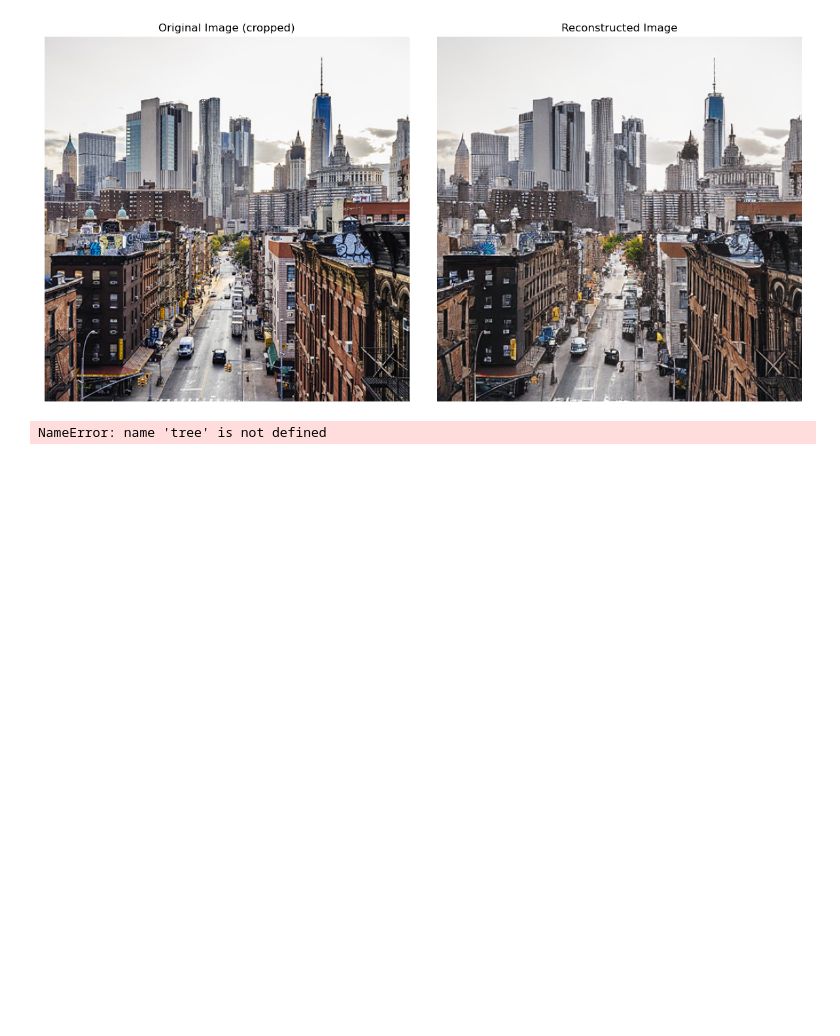
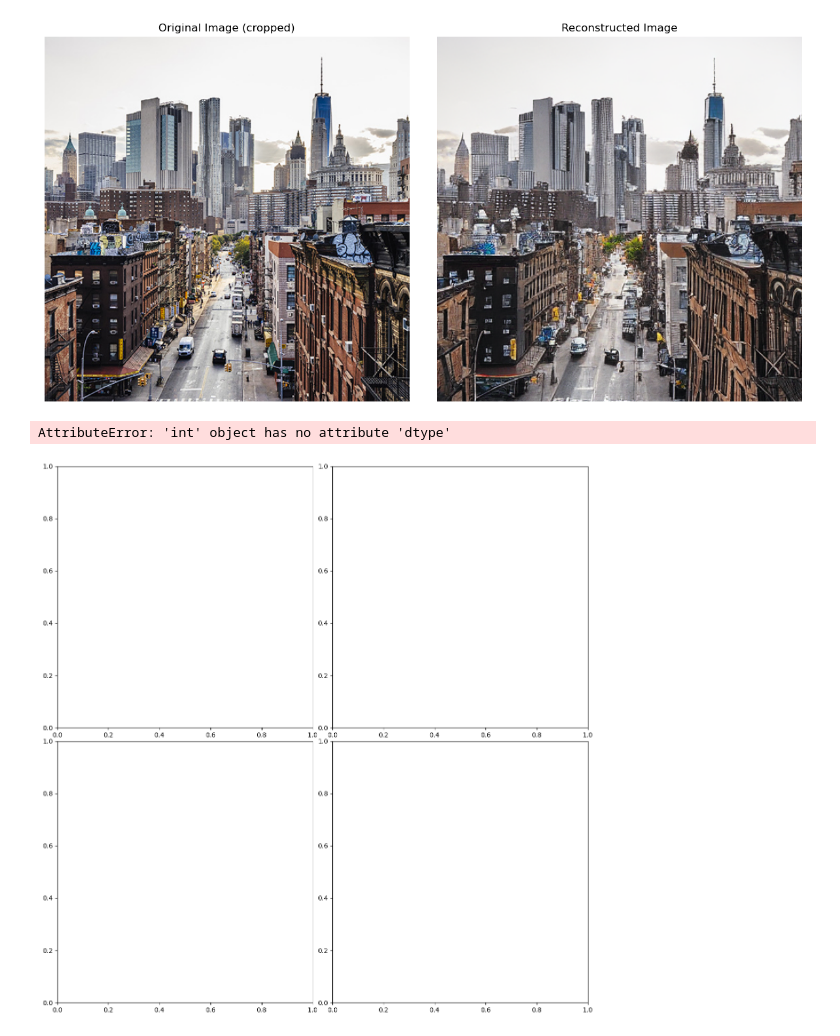
Before and after one commit to Ryankwon03/LlamaGen, a Jupyter notebook: visualization.ipynb, the cells around one changed output. Drawn from its saved outputs; the diff is of its cells as text; code cells hidden in the pictures; blank space fills up the shorter version.

```diff
--- a/visualization.ipynb
+++ b/visualization.ipynb
@@ -115,33 +109,34 @@ plt.show()
 # %%
 #For Future purposes
 import matplotlib.pyplot as plt
 from invops.aug.mix import OperationTree
 
 img = Image.open(image_path)
 
 out = {"a" : 1, "b" : 2} #dictionary
-out = tree(img, True)
+#out = tree(img, True)
 fig, axs = plt.subplots(len(out), 2, figsize=(12, 6 * len(out)))
 fig.tight_layout(pad=0)
 
 def show_arr(arr: np.ndarray):
     if arr.dtype != np.uint8:
         arr = np.clip(arr, 0, 255).astype(np.uint8)
     image = Image.fromarray(arr)
     return image
 
 for i, (key, value) in enumerate(out.items()):
     original_image = show_arr(value)
-    sample_image = VQVAE_Output(original_image)
+    sample_image = ""
     # original image
     axs[i, 0].imshow(img)
     axs[i, 0].set_title("Original Image")
     axs[i, 0].axis('off')
     # sample image
     axs[i, 1].imshow(sample_image)
     axs[i, 1].set_title("Reconstructed Image")
     axs[i, 1].axis('off')
 
 plt.show()
 # %% [output]
-NameError: name 'tree' is not defined
+AttributeError: 'int' object has no attribute 'dtype'
+[figure, added]
```
Also changed, not shown: parts of 4 cells of this notebook.
